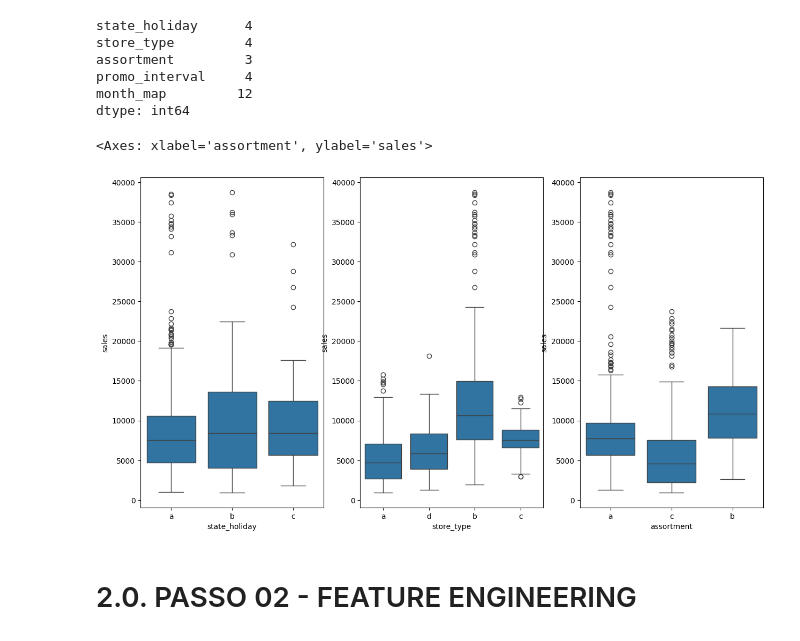
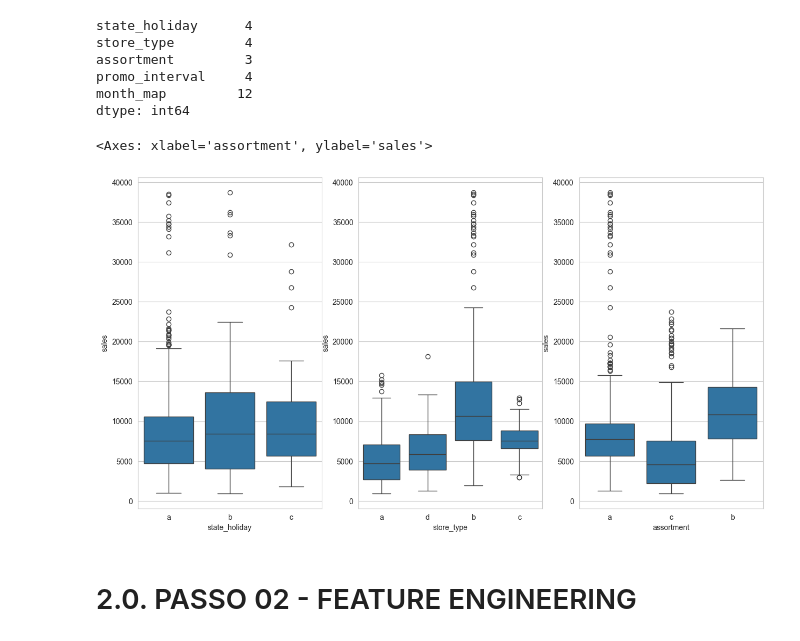
Before and after one commit to smaascarenhas/rossmann_sales_prediction, a Jupyter notebook: m07_v01_store_sales_prediction.ipynb, the cells around one changed output. Saved outputs shown, nothing was run; the diff lists cells and outputs as text; code cells hidden in the pictures.

```diff
--- a/m07_v01_store_sales_prediction.ipynb
+++ b/m07_v01_store_sales_prediction.ipynb
@@ -278,19 +278,20 @@ month_map         12
 dtype: int64
 # %%
 df_aux = df1[(df1['state_holiday'] != '0' ) & (df1['sales'] > 0 )]
+sns.set_style("whitegrid")
 plt.figure(figsize=(15,8))
 
 plt.subplot( 1, 3, 1 )
 sns.boxplot( x='state_holiday', y='sales', data=df_aux )
 
 plt.subplot( 1, 3, 2 )
 sns.boxplot( x='store_type', y='sales', data=df_aux )
 
 plt.subplot( 1, 3, 3 )
 sns.boxplot( x='assortment', y='sales', data=df_aux )
 # %% [output]
 <Axes: xlabel='assortment', ylabel='sales'>
-[figure, old version]
+[figure, new version]
 # %% [markdown]
 # 2.0. PASSO 02 - FEATURE ENGINEERING
 # %%
```
Also changed, not shown: parts of 12 cells of this notebook.
